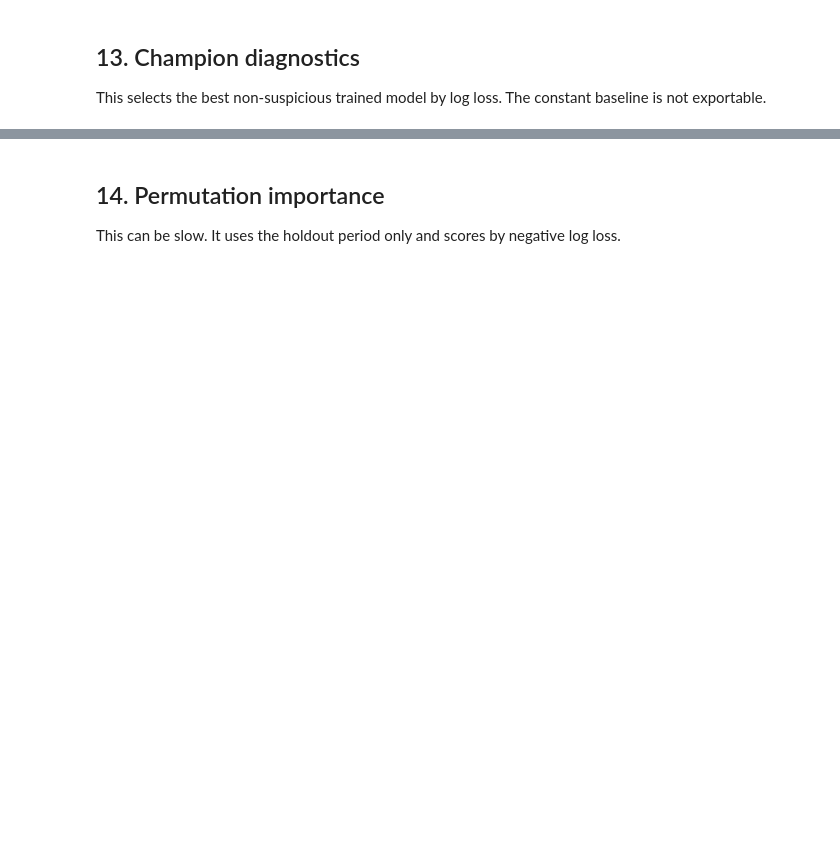
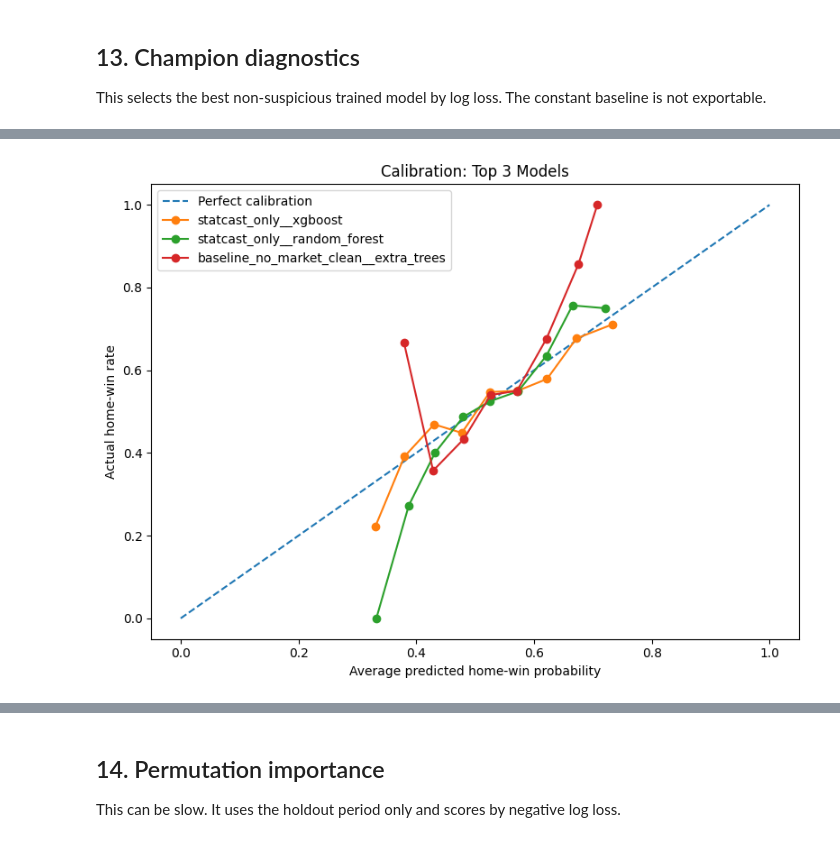
Before and after one commit to racurry1993/TetheredAI, a Jupyter notebook: MLB/mlb_betting_app/notebooks/09_mlb_leakage_safe_model_lab.ipynb, the cells around one changed output, grey strips where cells are left out. Drawn from its saved outputs; the diff is of its cells as text; code cells hidden in the pictures; blank space fills up the shorter version.

```diff
--- a/MLB/mlb_betting_app/notebooks/09_mlb_leakage_safe_model_lab.ipynb
+++ b/MLB/mlb_betting_app/notebooks/09_mlb_leakage_safe_model_lab.ipynb
@@ -760,0 +1198,26 @@ plt.show()
+# %%
+plt.figure(figsize=(8, 6))
+
+plt.plot([0, 1], [0, 1], linestyle="--", label="Perfect calibration")
+
+for model_name in top_model_names:
+    plot_df = calib_table_all[
+        (calib_table_all["model_name"] == model_name) &
+        (calib_table_all["games"] > 0)
+    ].dropna(subset=["avg_pred_prob", "actual_home_win_rate"])
+
+    plt.plot(
+        plot_df["avg_pred_prob"],
+        plot_df["actual_home_win_rate"],
+        marker="o",
+        label=model_name,
+    )
+
+plt.xlabel("Average predicted home-win probability")
+plt.ylabel("Actual home-win rate")
+plt.title("Calibration: Top 3 Models")
+plt.legend()
+plt.tight_layout()
+plt.show()
+# %% [output]
+[figure, added]
```
Also changed, not shown: parts of 25 cells of this notebook, 7 other files.
